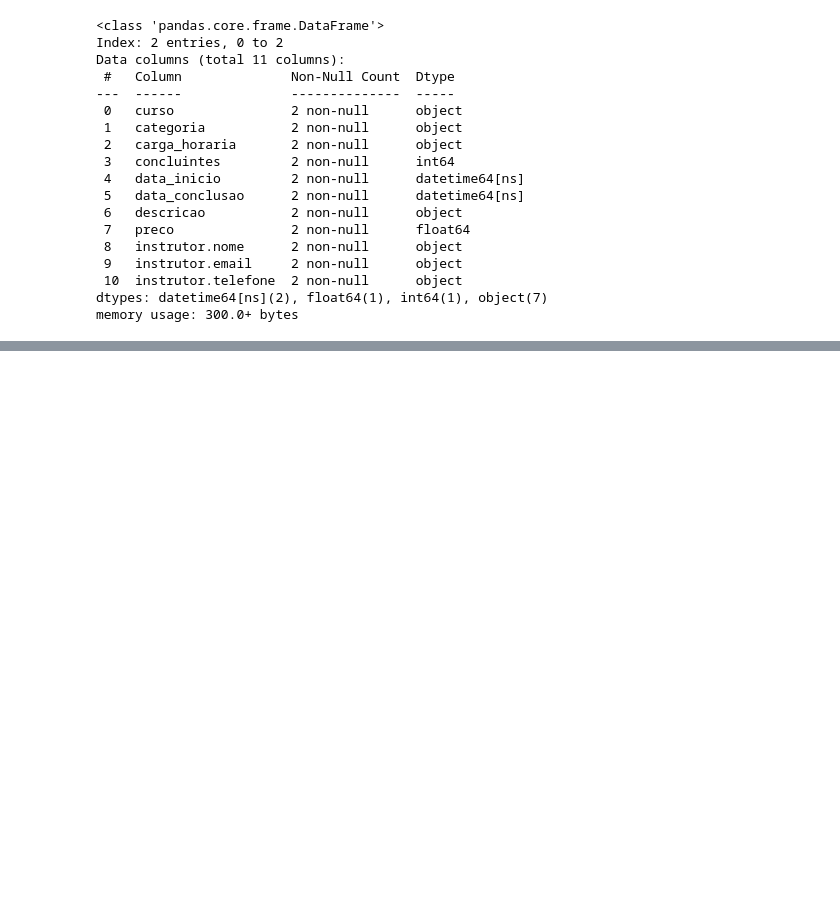
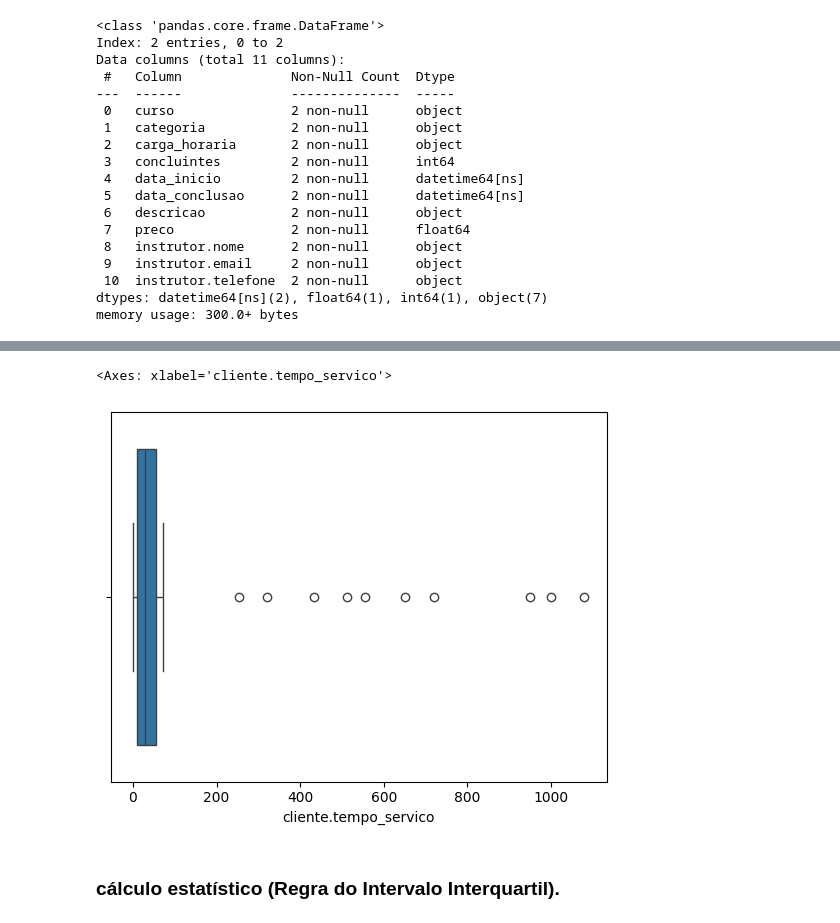
Before and after one commit to Lyanan85/In-GameSeries, a Jupyter notebook: TRATAMENTO_DE_DADOS_PANDAS_1.ipynb, the cells around one changed output, grey strips where cells are left out. Cells and saved outputs as stored; diff of their text form; code cells hidden in the pictures; blank space fills up the shorter version.

```diff
--- a/TRATAMENTO_DE_DADOS_PANDAS_1.ipynb
+++ b/TRATAMENTO_DE_DADOS_PANDAS_1.ipynb
@@ -819,0 +836,7 @@ memory usage: 300.0+ bytes
+# %%
+sns.boxplot(x=df_sem_nulos["cliente.tempo_servico"])
+# %% [output]
+<Axes: xlabel='cliente.tempo_servico'>
+[figure, added]
+# %% [markdown]
+### cálculo estatístico (Regra do Intervalo Interquartil).
```
Also changed, not shown: parts of 42 cells of this notebook.
